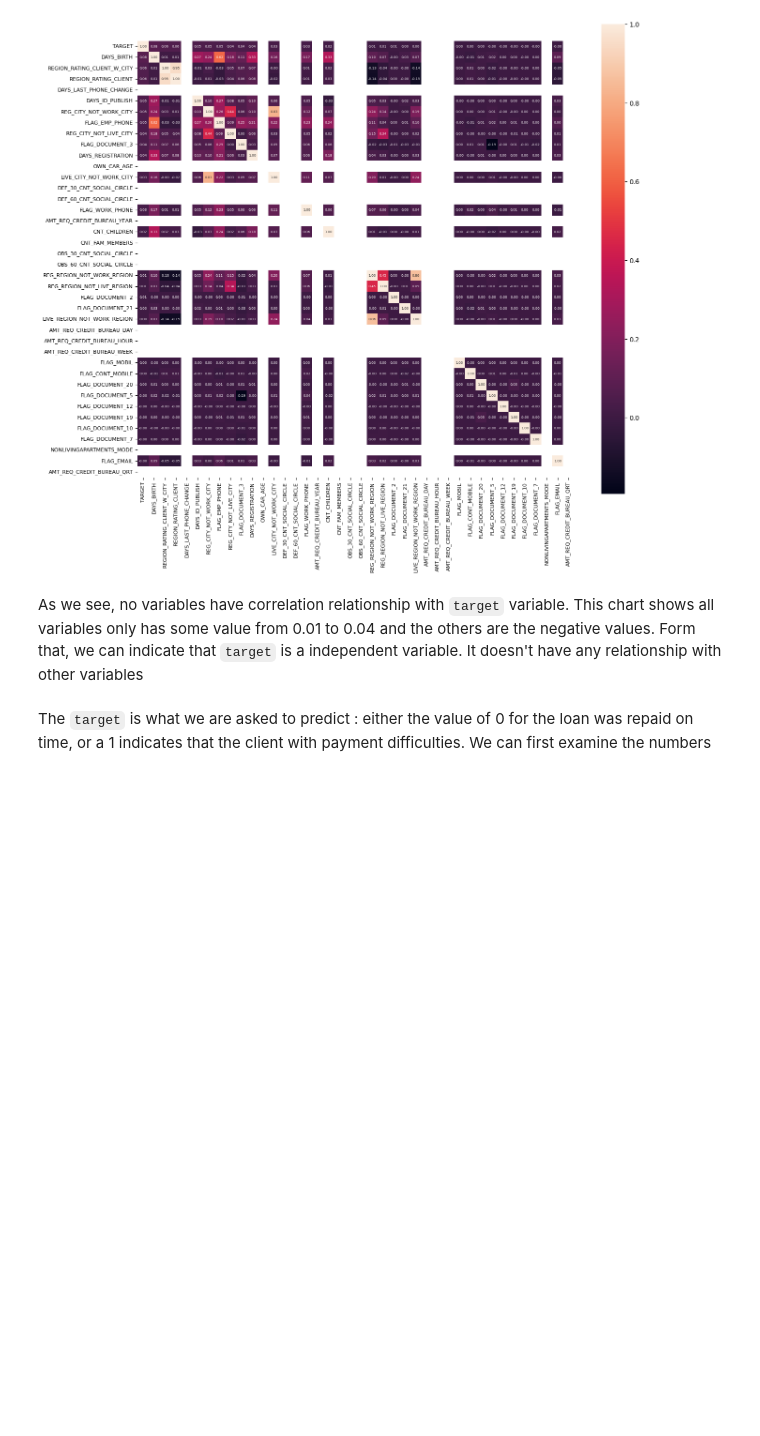
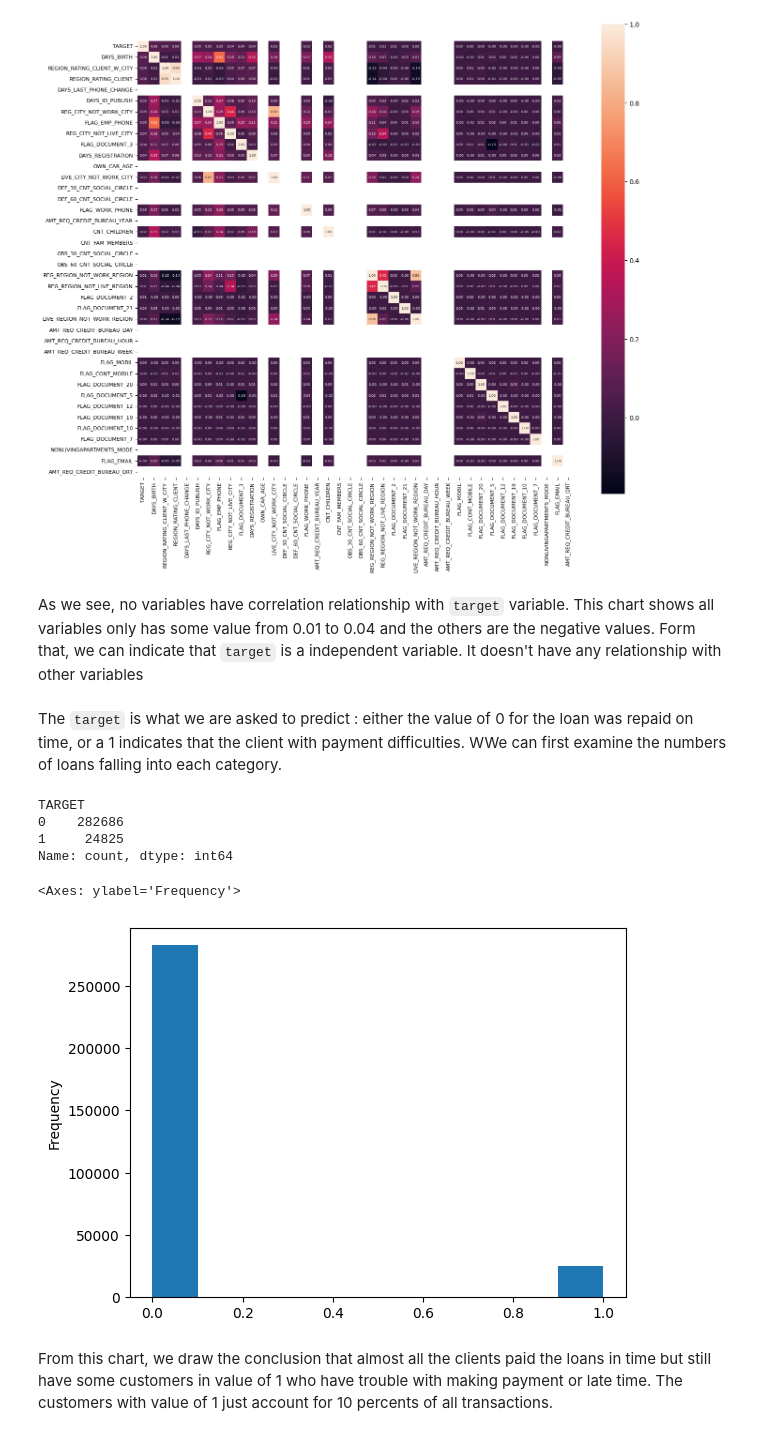
Before and after one commit to vthuhien/Data, a Jupyter notebook: Home_credit/home_credit_analysis.ipynb, the cells around one changed output. Drawn from its saved outputs; the diff is of its cells as text; code cells hidden in the pictures; blank space fills up the shorter version.

```diff
--- a/Home_credit/home_credit_analysis.ipynb
+++ b/Home_credit/home_credit_analysis.ipynb
@@ -180,4 +178,18 @@ plt.show()
 # %% [markdown]
 As we see, no variables have correlation relationship with `target` variable. This chart shows all variables only has some value from 0.01 to 0.04 and the others are the negative values. Form that, we can indicate that `target` is a independent variable. It doesn't have any relationship with other variables
 # %% [markdown]
-The `target` is what we are asked to predict : either the value of 0 for the loan was repaid on time, or a 1 indicates that the client with payment difficulties. We can first examine the numbers
+The `target` is what we are asked to predict : either the value of 0 for the loan was repaid on time, or a 1 indicates that the client with payment difficulties. WWe can first examine the numbers of loans falling into each category.
+# %%
+df_train['TARGET'].value_counts()
+# %% [output]
+TARGET
+0    282686
+1     24825
+Name: count, dtype: int64
+# %%
+df_train['TARGET'].plot.hist()
+# %% [output]
+<Axes: ylabel='Frequency'>
+[figure, added]
+# %% [markdown]
+From this chart, we draw the conclusion that almost all the clients paid the loans in time but still have some customers in value of 1 who have trouble with making payment or late time. The customers with value of 1 just account for 10 percents of all transactions.
```
Also changed, not shown: parts of 2 cells of this notebook, 1 other file.
